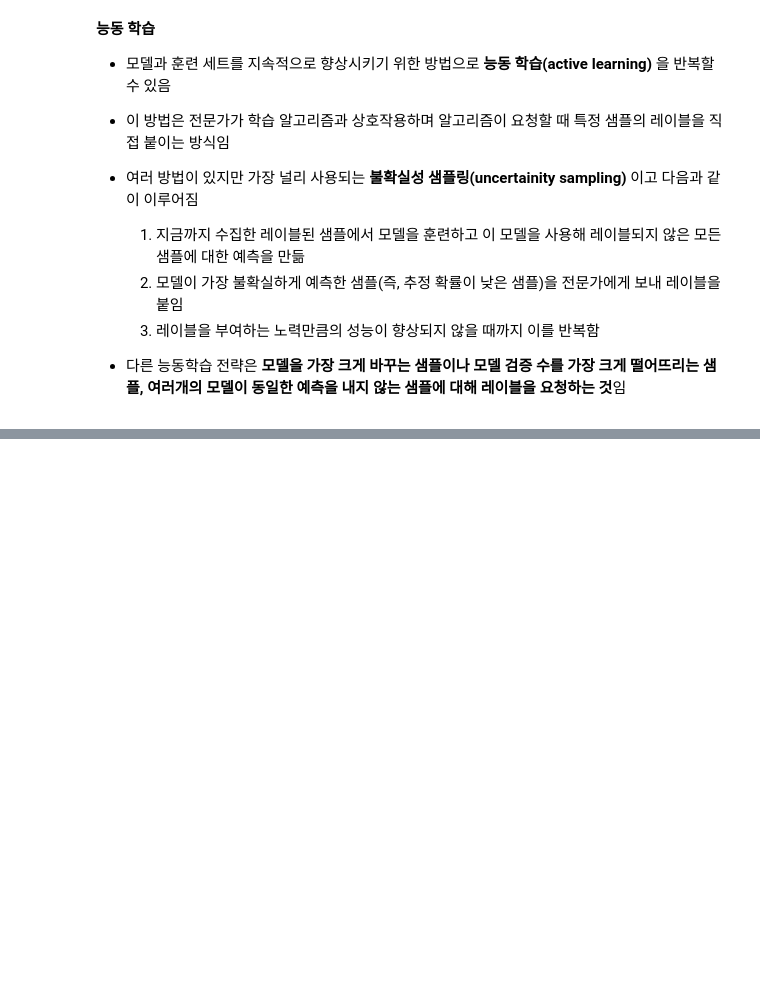
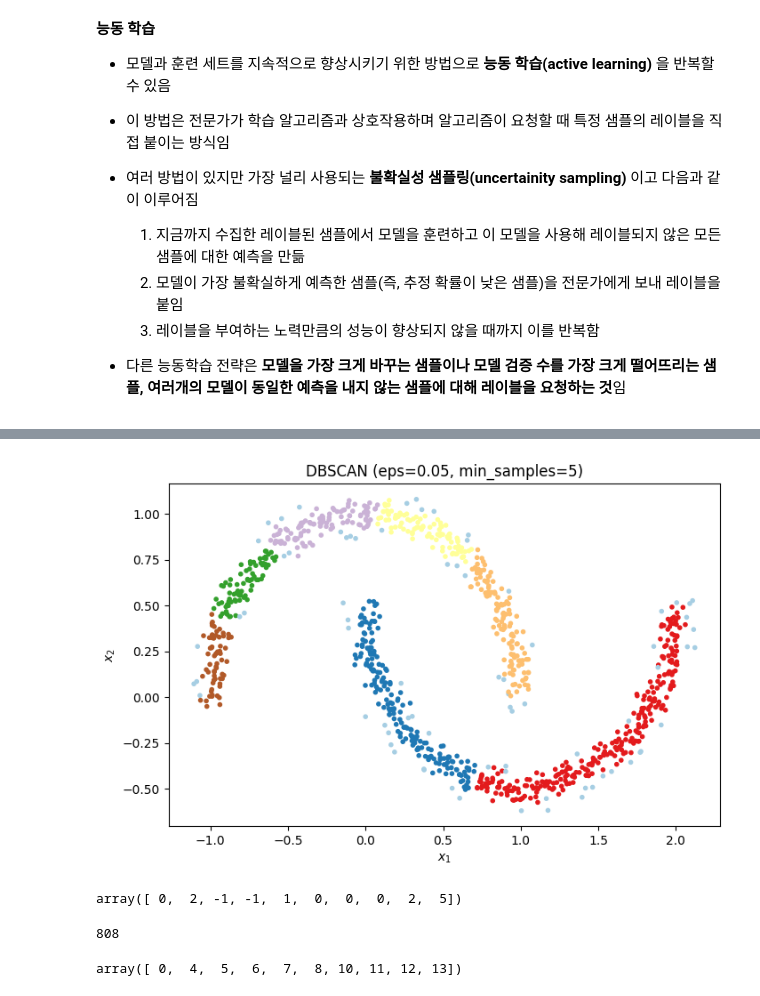
Before and after one commit to slover1126/hands_on_machine_learning, a Jupyter notebook: 핸즈온_머신러닝_9장.ipynb, the cells around one changed output, grey strips where cells are left out. Saved outputs shown, nothing was run; the diff lists cells and outputs as text; code cells hidden in the pictures; blank space fills up the shorter version.

```diff
--- a/핸즈온_머신러닝_9장.ipynb
+++ b/핸즈온_머신러닝_9장.ipynb
@@ -575,0 +589,38 @@ np.float64(0.9548148148148148)
+# %%
+#초승달 데이터셋을 활용하여 DBSCAN 테스트
+from sklearn.cluster import DBSCAN
+from sklearn.datasets import make_moons
+import matplotlib.pyplot as plt
+
+X, y = make_moons(n_samples=1000, noise=0.05, random_state=42)
+
+# DBSCAN  (eps 반경과 최소 샘플 수 지정)
+dbscan = DBSCAN(eps = 0.05, min_samples=5)
+dbscan.fit(X) #X만 넣음
+
+#시각화
+plt.figure(figsize=(8, 5))
+plt.scatter(X[:, 0], X[:, 1], c=dbscan.labels_, cmap="Paired", marker=".")
+plt.title(f"DBSCAN (eps={dbscan.eps}, min_samples={dbscan.min_samples})")
+plt.xlabel("$x_1$")
+plt.ylabel("$x_2$")
+plt.show()
+# %% [output]
+[figure, added]
+# %%
+#샘플의 레이블은 변수명.labels 에 저장되어 있음
+dbscan.labels_[:10]
+#-1 클러스터는 이상치를 의미함
+# %% [output]
+array([ 0,  2, -1, -1,  1,  0,  0,  0,  2,  5])
+# %%
+#핵심 샘플의 인덱스는 변수명.core_sample_indices_ 에서 확인 가능
+len(dbscan.core_sample_indices_)
+#개수만 출력
+# %% [output]
+808
+# %%
+#샘플의 인덱스 값을 일부 출력
+dbscan.core_sample_indices_[:10]
+# %% [output]
+array([ 0,  4,  5,  6,  7,  8, 10, 11, 12, 13])
```
Also changed, not shown: parts of 11 cells of this notebook.
